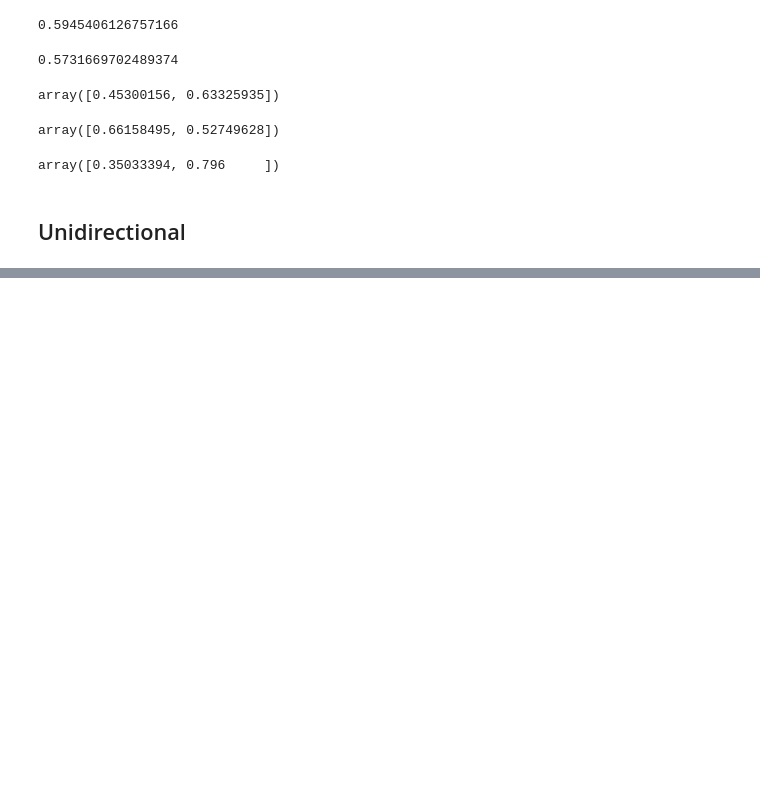
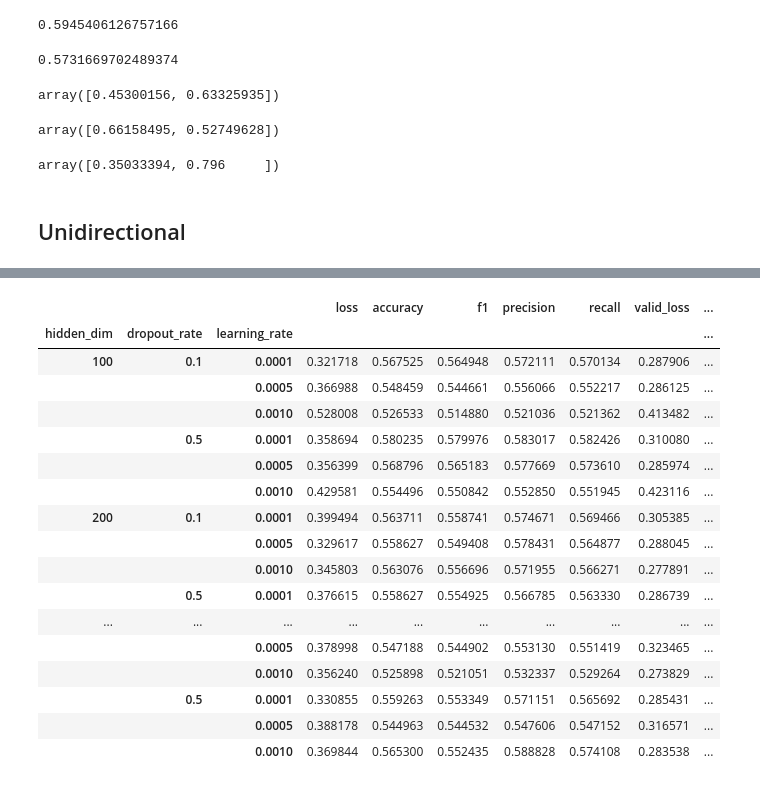
Before and after one commit to ttseriotou/sig-networks, a Jupyter notebook: notebooks/Rumours/rumours-baseline-bilstm.ipynb, the cells around one changed output, grey strips where cells are left out. Saved outputs shown, nothing was run; the diff lists cells and outputs as text; code cells hidden in the pictures; blank space fills up the shorter version.

```diff
--- a/notebooks/Rumours/rumours-baseline-bilstm.ipynb
+++ b/notebooks/Rumours/rumours-baseline-bilstm.ipynb
@@ -399,0 +533,27 @@ np.stack(best_bilstm_history_35_uni["recall_scores"]).mean(axis=0)
+# %%
+size = 50
+bilstm_history_50_uni, best_bilstm_history_50_uni, _, __ = lstm_hyperparameter_search(
+    num_epochs=num_epochs,
+    df=df_rumours,
+    id_column="timeline_id",
+    label_column="label",
+    embeddings=sbert_embeddings,
+    y_data=y_data,
+    output_dim=output_dim,
+    history_lengths=[size],
+    hidden_dim_sizes=hidden_dim_sizes,
+    num_layers=num_layers,
+    bidirectional=False,
+    dropout_rates=dropout_rates,
+    learning_rates=learning_rates,
+    seeds=seeds,
+    loss=loss,
+    gamma=gamma,
+    split_ids=None, #torch.tensor(df_rumours['timeline_id'].astype(int)),
+    split_indices=split_indices,
+    k_fold=False,
+    patience=patience,
+    validation_metric=validation_metric,
+    results_output=f"{output_dir}/lstm_history_{size}_focal_{gamma}_uni.csv",
+    verbose=False
+)
@@ -399,0 +570,21 @@ np.stack(best_bilstm_history_35_uni["recall_scores"]).mean(axis=0)
+# %%
+bilstm_history_50_uni.groupby(["hidden_dim", "dropout_rate", "learning_rate"]).mean()
+# %% [output]
+|  |  |  | loss | accuracy | f1 | precision | recall | valid_loss | ... |
+| hidden_dim | dropout_rate | learning_rate |  |  |  |  |  |  | ... |
+| 100 | 0.1 | 0.0001 | 0.321718 | 0.567525 | 0.564948 | 0.572111 | 0.570134 | 0.287906 | ... |
+|  |  | 0.0005 | 0.366988 | 0.548459 | 0.544661 | 0.556066 | 0.552217 | 0.286125 | ... |
+|  |  | 0.0010 | 0.528008 | 0.526533 | 0.514880 | 0.521036 | 0.521362 | 0.413482 | ... |
+|  | 0.5 | 0.0001 | 0.358694 | 0.580235 | 0.579976 | 0.583017 | 0.582426 | 0.310080 | ... |
+|  |  | 0.0005 | 0.356399 | 0.568796 | 0.565183 | 0.577669 | 0.573610 | 0.285974 | ... |
+|  |  | 0.0010 | 0.429581 | 0.554496 | 0.550842 | 0.552850 | 0.551945 | 0.423116 | ... |
+| 200 | 0.1 | 0.0001 | 0.399494 | 0.563711 | 0.558741 | 0.574671 | 0.569466 | 0.305385 | ... |
+|  |  | 0.0005 | 0.329617 | 0.558627 | 0.549408 | 0.578431 | 0.564877 | 0.288045 | ... |
+|  |  | 0.0010 | 0.345803 | 0.563076 | 0.556696 | 0.571955 | 0.566271 | 0.277891 | ... |
+|  | 0.5 | 0.0001 | 0.376615 | 0.558627 | 0.554925 | 0.566785 | 0.563330 | 0.286739 | ... |
+| ... | ... | ... | ... | ... | ... | ... | ... | ... | ... |
+|  |  | 0.0005 | 0.378998 | 0.547188 | 0.544902 | 0.553130 | 0.551419 | 0.323465 | ... |
+|  |  | 0.0010 | 0.356240 | 0.525898 | 0.521051 | 0.532337 | 0.529264 | 0.273829 | ... |
+|  | 0.5 | 0.0001 | 0.330855 | 0.559263 | 0.553349 | 0.571151 | 0.565692 | 0.285431 | ... |
+|  |  | 0.0005 | 0.388178 | 0.544963 | 0.544532 | 0.547606 | 0.547152 | 0.316571 | ... |
+|  |  | 0.0010 | 0.369844 | 0.565300 | 0.552435 | 0.588828 | 0.574108 | 0.283538 | ... |
```
Also changed, not shown: parts of 29 cells of this notebook, 13 other files.
